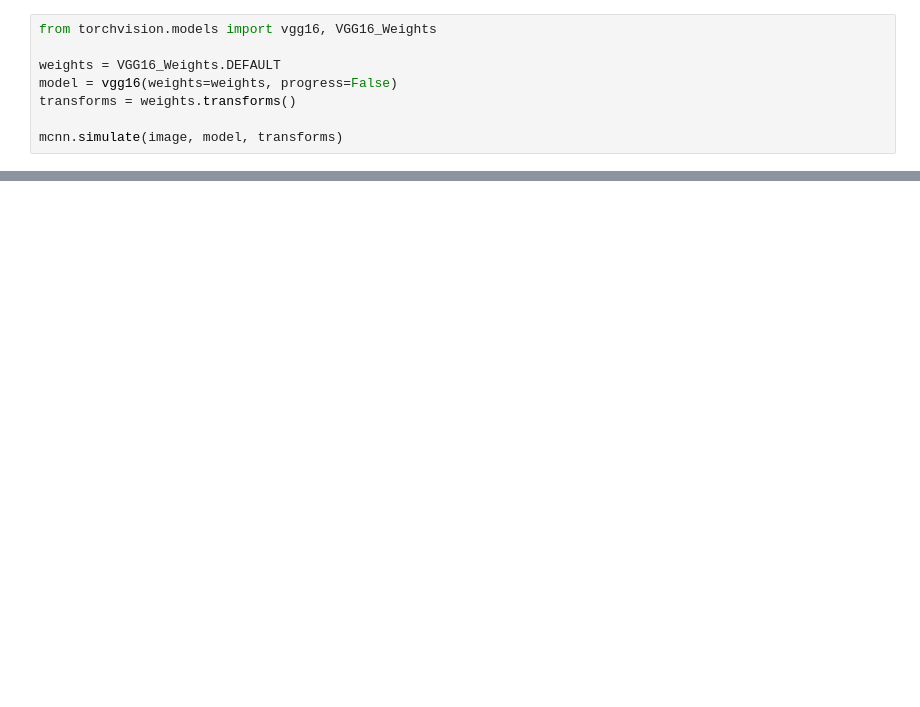
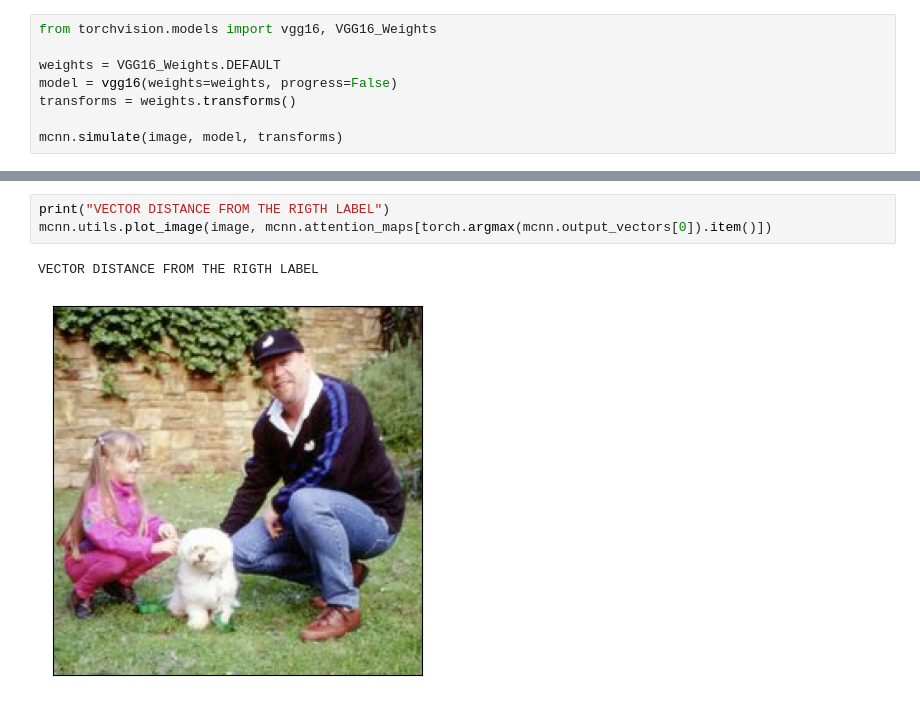
Before and after one commit to ma-ath/mcnna, a Jupyter notebook: experiment-2.ipynb, the cells around one changed output, grey strips where cells are left out. Drawn from its saved outputs; the diff is of its cells as text; blank space fills up the shorter version.

```diff
--- a/experiment-2.ipynb
+++ b/experiment-2.ipynb
@@ -18,0 +39,6 @@ mcnn.simulate(image, model, transforms)
+# %%
+print("VECTOR DISTANCE FROM THE RIGTH LABEL")
+mcnn.utils.plot_image(image, mcnn.attention_maps[torch.argmax(mcnn.output_vectors[0]).item()])
+# %% [output]
+VECTOR DISTANCE FROM THE RIGTH LABEL
+[figure, added]
```
Also changed, not shown: parts of 5 cells of this notebook, 1 other file.
